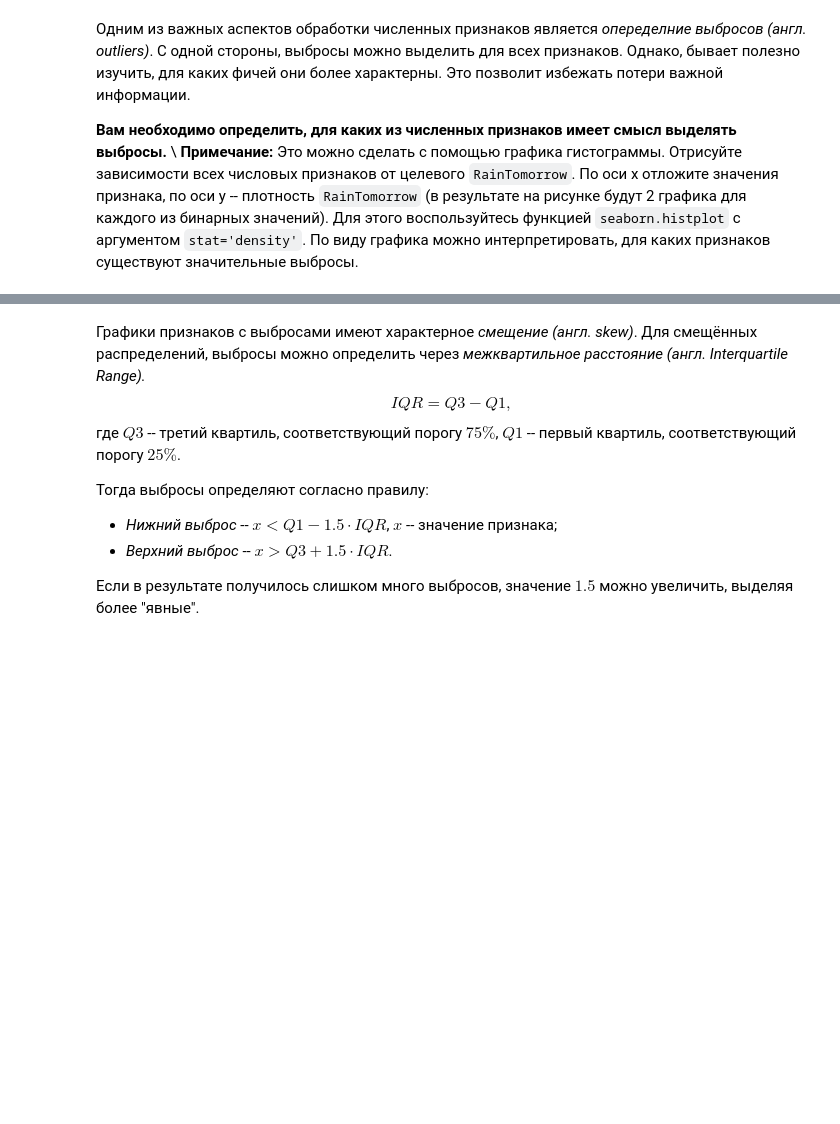
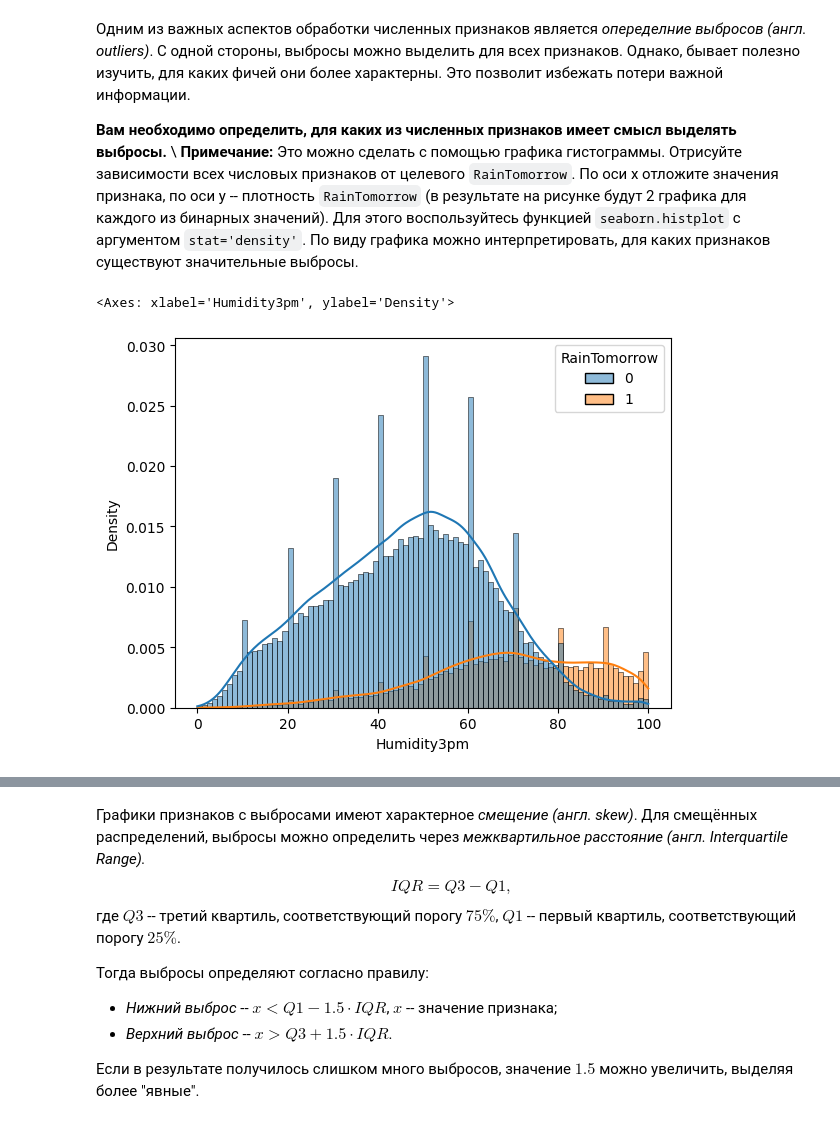
Before and after one commit to Krage56/ml_isp_intro, a Jupyter notebook: hw/hw3/ISP_HW3_LogReg_Opt_HPO.ipynb, the cells around one changed output, grey strips where cells are left out. Cells and saved outputs as stored; diff of their text form; code cells hidden in the pictures; blank space fills up the shorter version.

```diff
--- a/hw/hw3/ISP_HW3_LogReg_Opt_HPO.ipynb
+++ b/hw/hw3/ISP_HW3_LogReg_Opt_HPO.ipynb
@@ -1078,0 +1048,10 @@ round(df_numerical[numerical].describe(), 2)
+# %%
+# YOUR CODE HERE:
+###########################
+### ╰( ͡° ͜ʖ ͡° )つ──☆*:・ﾟ
+###########################
+# df_numerical.hist(column=numerical[1::], figsize=(12, 24))
+sns.histplot(data=df_numerical, x=numerical[10], kde=True, hue="RainTomorrow", stat='density')
+# %% [output]
+<Axes: xlabel='Humidity3pm', ylabel='Density'>
+[figure, added]
```
Also changed, not shown: parts of 27 cells of this notebook.
